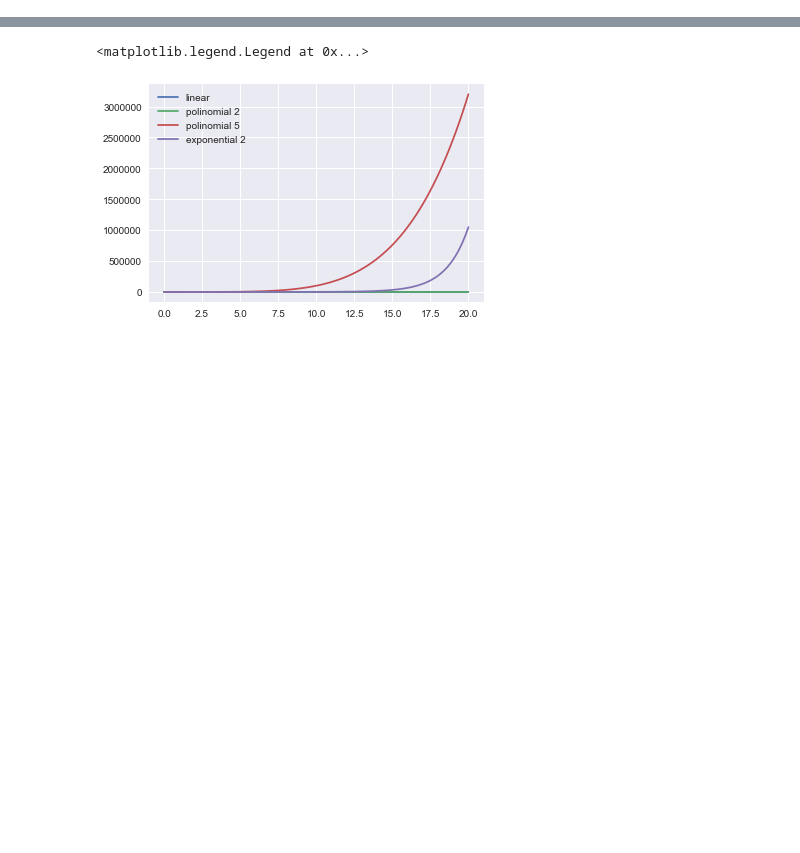
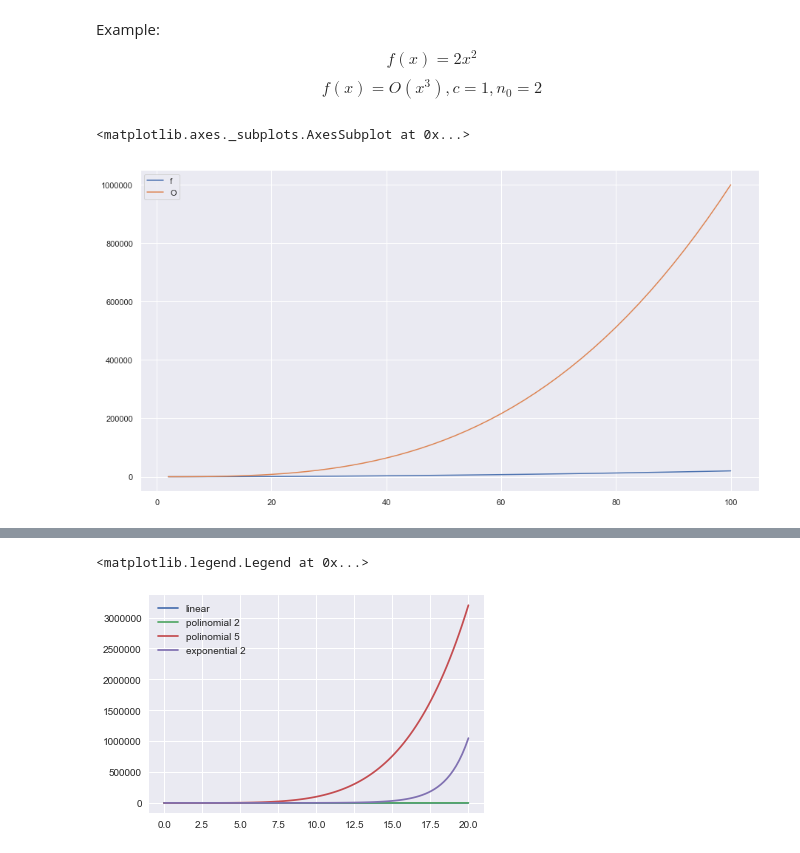
Before and after one commit to kvikeg/DataStructures-and-Algorithms, a Jupyter notebook: Growth/Lecture 1 - growth of functions and algorithms.ipynb, the cells around one changed output, grey strips where cells are left out. Drawn from its saved outputs; the diff is of its cells as text; code cells hidden in the pictures; blank space fills up the shorter version.

```diff
--- a/Growth/Lecture 1 - growth of functions and algorithms.ipynb
+++ b/Growth/Lecture 1 - growth of functions and algorithms.ipynb
@@ -13,0 +57,16 @@ sns.set(style="darkgrid")
+# %% [markdown]
+Example:
+    $$ f(x) = 2x^2 $$
+    $$ f(x) = O(x^3), c = 1, n_0 =2 $$
+# %%
+# x = np.linspace(0, 2)
+x = np.linspace(2, 100)
+fx = 2* x**2
+ox = x**3
+
+plt.figure(figsize = (15,8))
+sns.lineplot(x, fx, label="f")
+sns.lineplot(x, ox, label="O")
+# %% [output]
+<matplotlib.axes._subplots.AxesSubplot at 0x...>
+[figure, added]
```
Also changed, not shown: parts of 14 cells of this notebook.
